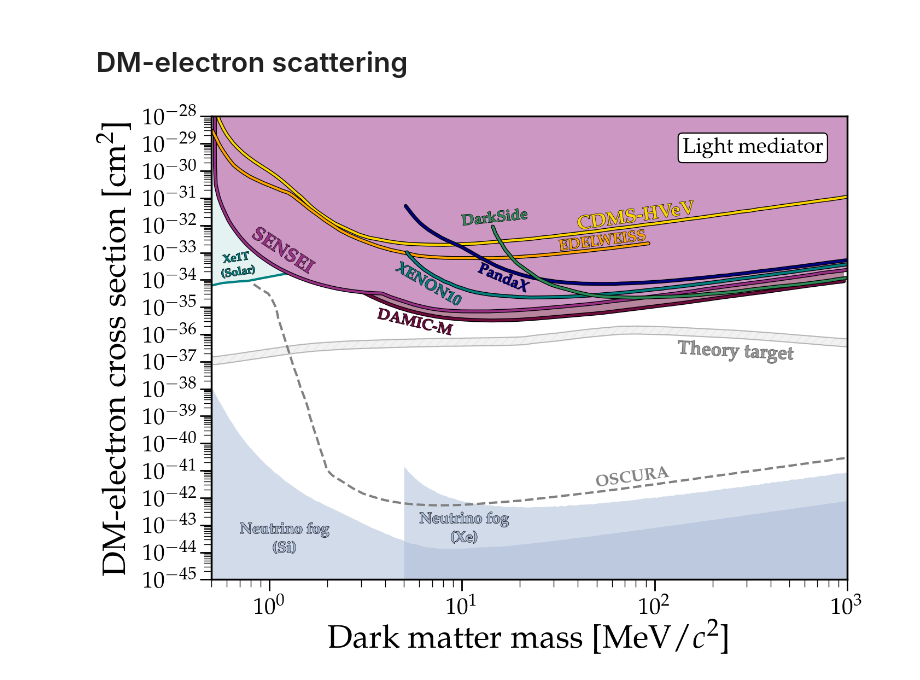
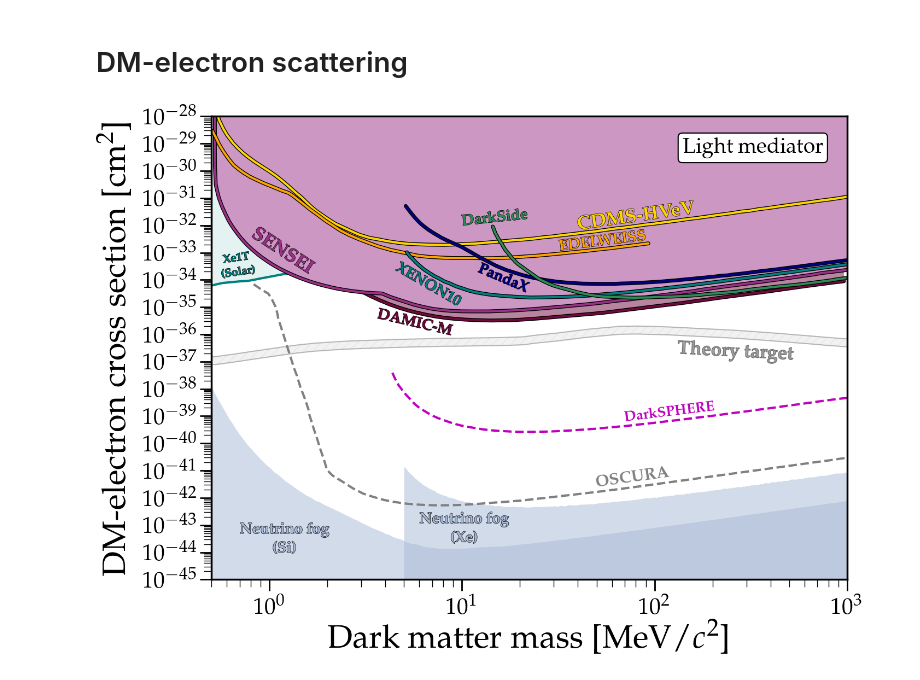
Before and after one commit to cajohare/DirectDetectionPlots, a Jupyter notebook: notebooks/DM-Electron.ipynb, the cells around one changed output. Drawn from its saved outputs; the diff is of its cells as text; code cells hidden in the pictures.

Commit message:
adding darksphere electron projections

```diff
--- a/notebooks/DM-Electron.ipynb
+++ b/notebooks/DM-Electron.ipynb
@@ -35,34 +35,38 @@ plt.text(130.6,1.2e-37,r'{\bf Theory target}',color='gray',rotation=-3,path_effe
 
 
 # Neutrino fog
 PlotBound(ax,'../data/fog/Electron/LightMediator/nuFog_n2_Xe.txt',y2=0,label=r'\begin{center} {\bf Neutrino fog \linebreak (Xe)}\end{center}',label_pos=[6,1.2e-43],fontsize=20,rotation=0,facecolor='#a7b9d6',lw=0,textcolor='#a7b9d6',facealpha=0.5)
 PlotBound(ax,'../data/fog/Electron/LightMediator/nuFog_n2_Si.txt',y2=0,label=r'\begin{center} {\bf Neutrino fog \linebreak (Si)}\end{center}',label_pos=[0.7,0.5e-43],fontsize=20,rotation=0,facecolor='#a7b9d6',lw=0,textcolor='#a7b9d6',facealpha=0.5)
 
 
 # Text box
 plt.gcf().text(0.785, 0.82, r'Light mediator',ha='center',color='black',multialignment='center',bbox=dict(facecolor='w', linewidth=1.5,edgecolor='black', boxstyle='round,pad=0.2'))
 
 
 # Finishing touches
 ax.set_yscale('log')
 ax.set_xscale('log')
 ax.set_xlim([0.5,1e3])
 ax.set_ylim([1e-45,1e-28])
 ax.set_xlabel('Dark matter mass [MeV$/c^2$]')
 ax.set_ylabel(r'DM-electron cross section [cm$^{2}$]',labelpad=10)
 locmaj = matplotlib.ticker.LogLocator(base=10.0, subs=(1.0, ), numticks=50)
 locmin = matplotlib.ticker.LogLocator(base=10.0, subs=arange(2, 10)*.1,numticks=100)
 ax.yaxis.set_major_locator(locmaj)
 ax.yaxis.set_minor_locator(locmin)
 
 
 MySaveFig(fig,'Electron_LightMediator')
 
 PlotBound(ax,fpath+'Projections/OSCURA.txt',label=r'{\bf OSCURA}',start_x=16,label_pos=[50,0.25e-41],edgecolor='gray',facealpha=0,linestyle='--',textcolor='gray',lw=3,rotation=8,zorder=1,fontsize=22,path_effects=None,text_path_effects=None)
 
+
+PlotBound(ax,fpath+'Projections/DarkSPHERE.txt',label=r'{\bf DarkSPHERE}',start_x=16,label_pos=[70,0.65e-39],edgecolor='m',facealpha=0,linestyle='--',textcolor='m',lw=3,rotation=7,zorder=1,fontsize=19,path_effects=None,text_path_effects=None)
+
+
 MySaveFig(fig,'Electron_LightMediator_with_Projections')
 # %% [output]
-[figure, old version]
+[figure, new version]
 # %%
 from numpy import *
 import matplotlib
```
Also changed, not shown: parts of 1 cell of this notebook, 18 other files.
